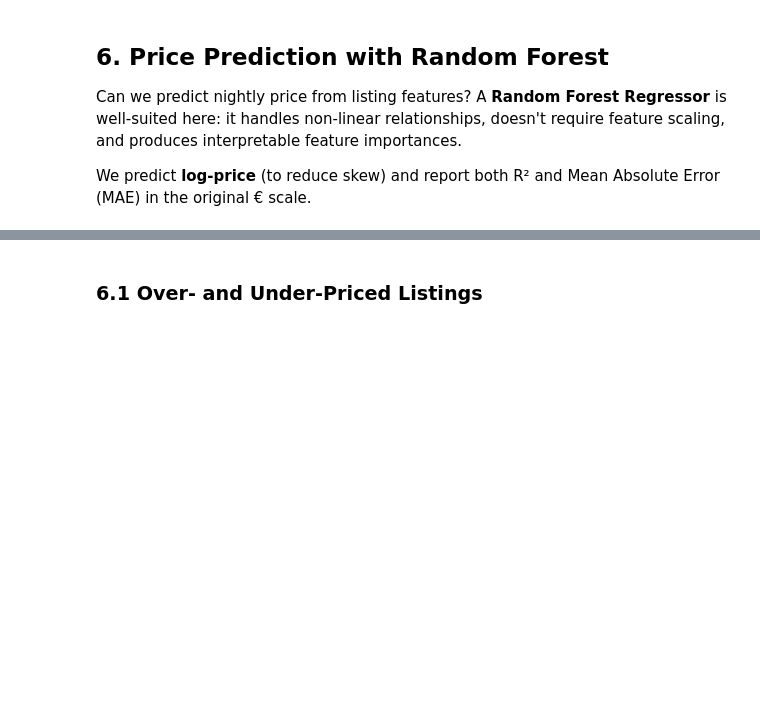
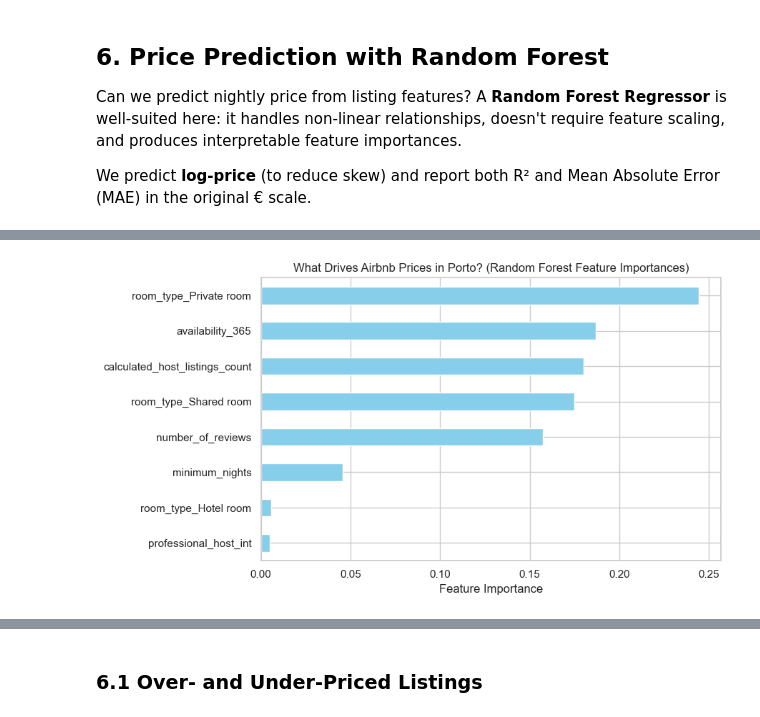
Before and after one commit to CarolDias18/PyLearning, a Jupyter notebook: Airbnb/PortoListings.ipynb, the cells around one changed output, grey strips where cells are left out. Drawn from its saved outputs; the diff is of its cells as text; code cells hidden in the pictures; blank space fills up the shorter version.

```diff
--- a/Airbnb/PortoListings.ipynb
+++ b/Airbnb/PortoListings.ipynb
@@ -490,13 +491,15 @@ NameError: name 'train_test_split' is not defined
 # %%
 # Feature importances
 importances = pd.Series(rf.feature_importances_, index=model_features).sort_values(ascending=True)
 
 plt.figure(figsize=(9, 5))
-importances.plot(kind='barh', color=sns.color_palette("muted", len(importances)))
+importances.plot(kind='barh', color="skyblue")
 plt.xlabel("Feature Importance")
 plt.title("What Drives Airbnb Prices in Porto? (Random Forest Feature Importances)")
 plt.tight_layout()
 plt.show()
+# %% [output]
+[figure, added]
 # %%
 # Actual vs Predicted scatter
 plt.figure(figsize=(7, 6))
```
Also changed, not shown: parts of 4 cells of this notebook.
